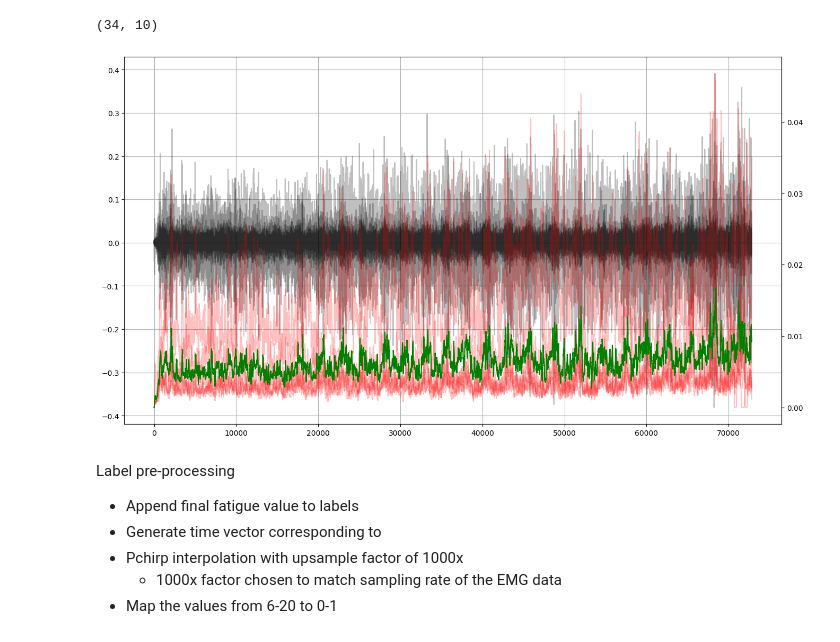
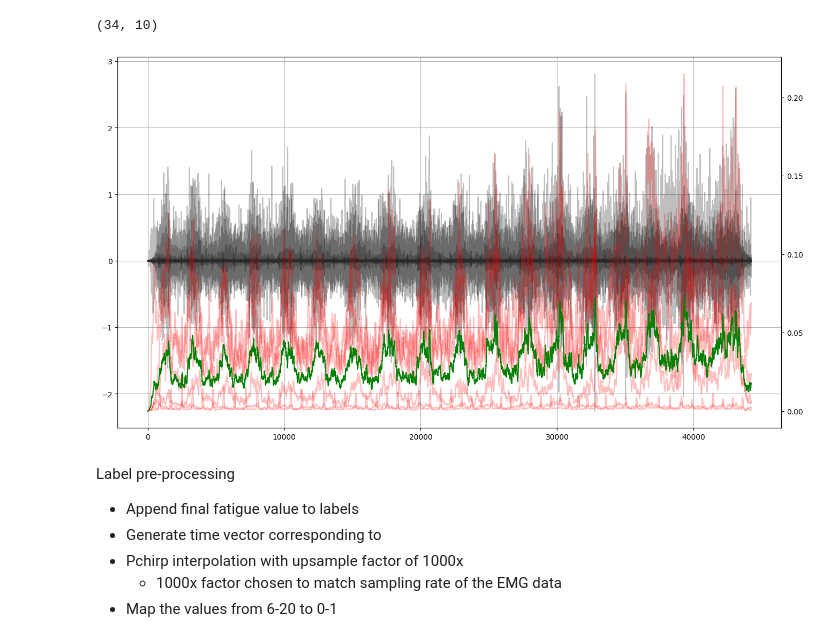
Before and after one commit to gkouretas/ros2_ws, a Jupyter notebook: preprocess_data.ipynb, the cells around one changed output. Cells and saved outputs as stored; diff of their text form; code cells hidden in the pictures.

```diff
--- a/preprocess_data.ipynb
+++ b/preprocess_data.ipynb
@@ -80,24 +80,24 @@ filtered_data_unified.shape
 (34, 10)
 # %%
 subject = 8
-experiment = 5
+experiment = 4
 
 fig = plt.figure(figsize=(16,9))
 ax = fig.add_subplot(111)
 ax2 = ax.twinx()
 
 for i,emg in enumerate(emg_data[subject][experiment]):
     ax.plot(emg, alpha = 0.25, color = 'k')
 
 for channel in filtered_data[subject][experiment]:
     ax2.plot(channel, alpha = 0.25, color = 'r')
 
 ax2.plot(filtered_data_unified[subject][experiment], color = 'g')
 
 ax.grid()
 ax.set_axisbelow(True)
 # %% [output]
-[figure, old version]
+[figure, new version]
 # %% [markdown]
 Label pre-processing
 
```
Also changed, not shown: parts of 2 cells of this notebook, 4 other files.
